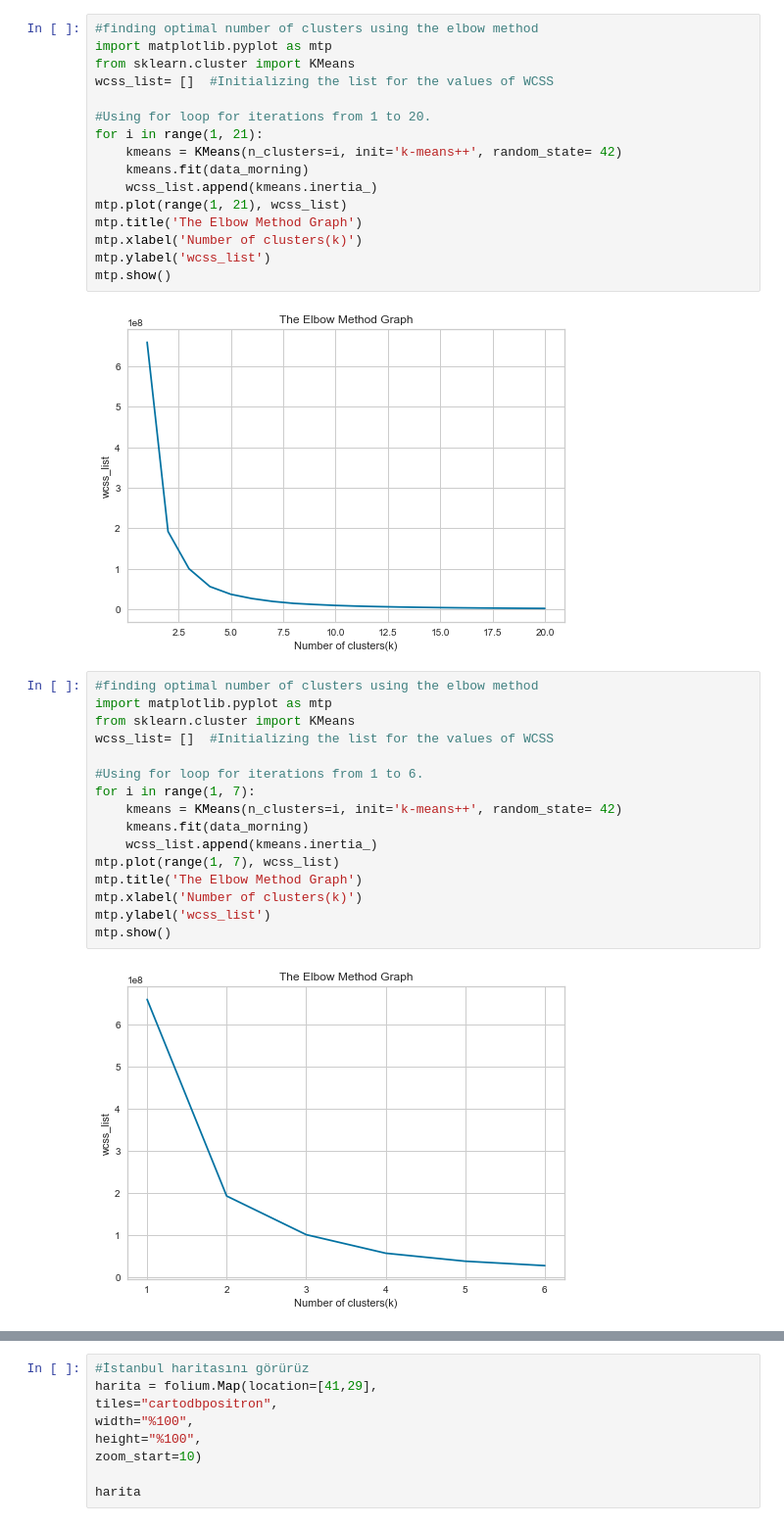
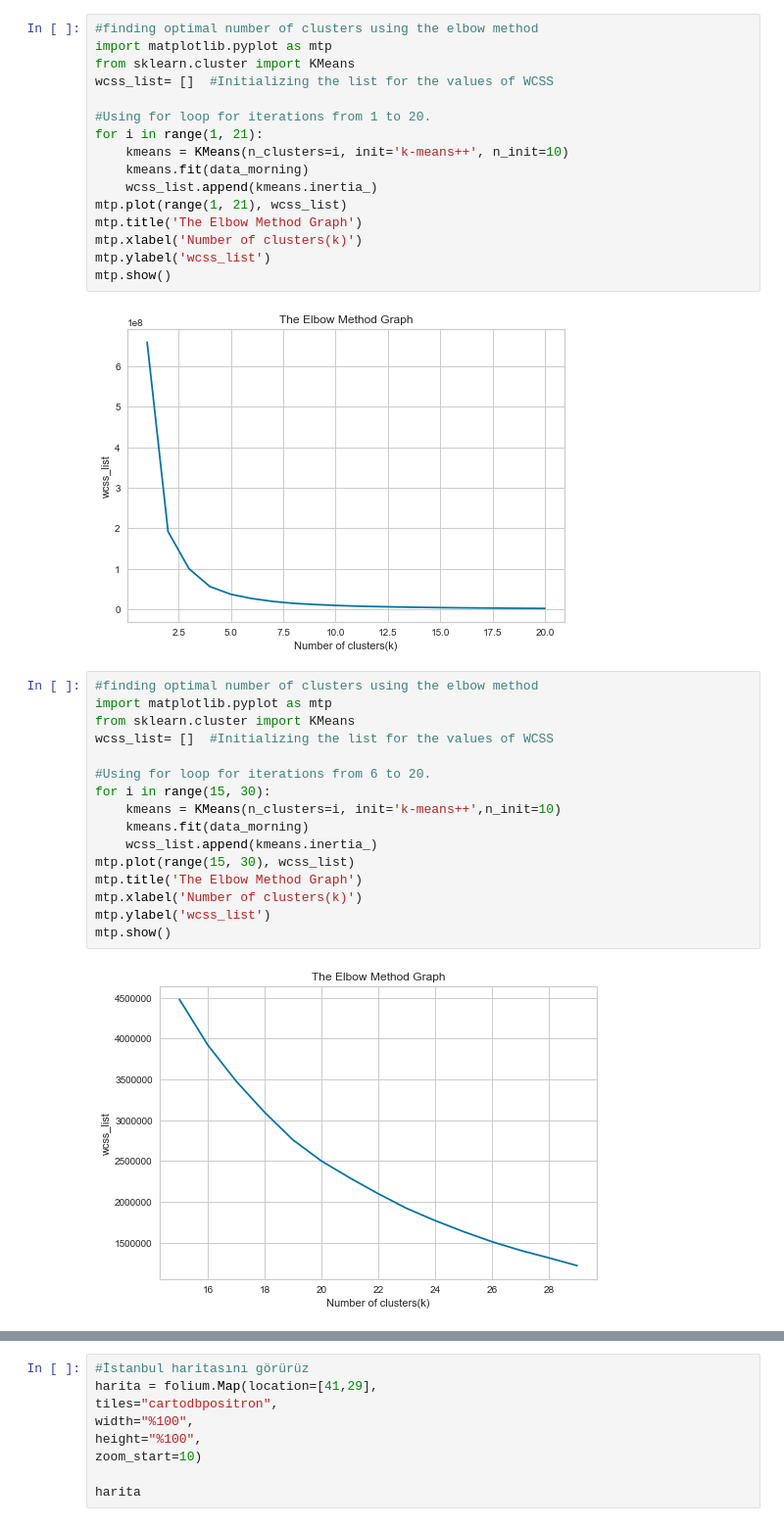
Before and after one commit to emre-isik/IBBTraffic-1, a Jupyter notebook: Traffic_in_Istanbul.ipynb, the cells around one changed output, grey strips where cells are left out. Shown at 98% size. Saved outputs shown, nothing was run; the diff lists cells and outputs as text.

```diff
--- a/Traffic_in_Istanbul.ipynb
+++ b/Traffic_in_Istanbul.ipynb
@@ -275,7 +276,7 @@ wcss_list= []  #Initializing the list for the values of WCSS
 
 #Using for loop for iterations from 1 to 20.
 for i in range(1, 21):
-    kmeans = KMeans(n_clusters=i, init='k-means++', random_state= 42)
+    kmeans = KMeans(n_clusters=i, init='k-means++', n_init=10)
     kmeans.fit(data_morning)
     wcss_list.append(kmeans.inertia_)
 mtp.plot(range(1, 21), wcss_list)
@@ -288,18 +289,18 @@ mtp.show()
 # %%
 #finding optimal number of clusters using the elbow method
 import matplotlib.pyplot as mtp
 from sklearn.cluster import KMeans
 wcss_list= []  #Initializing the list for the values of WCSS
 
-#Using for loop for iterations from 1 to 6.
-for i in range(1, 7):
-    kmeans = KMeans(n_clusters=i, init='k-means++', random_state= 42)
+#Using for loop for iterations from 6 to 20.
+for i in range(15, 30):
+    kmeans = KMeans(n_clusters=i, init='k-means++',n_init=10)
     kmeans.fit(data_morning)
     wcss_list.append(kmeans.inertia_)
-mtp.plot(range(1, 7), wcss_list)
+mtp.plot(range(15, 30), wcss_list)
 mtp.title('The Elbow Method Graph')
 mtp.xlabel('Number of clusters(k)')
 mtp.ylabel('wcss_list')
 mtp.show()
 # %% [output]
-[figure, old version]
+[figure, new version]
```
Also changed, not shown: parts of 8 cells of this notebook, 1 other file.
